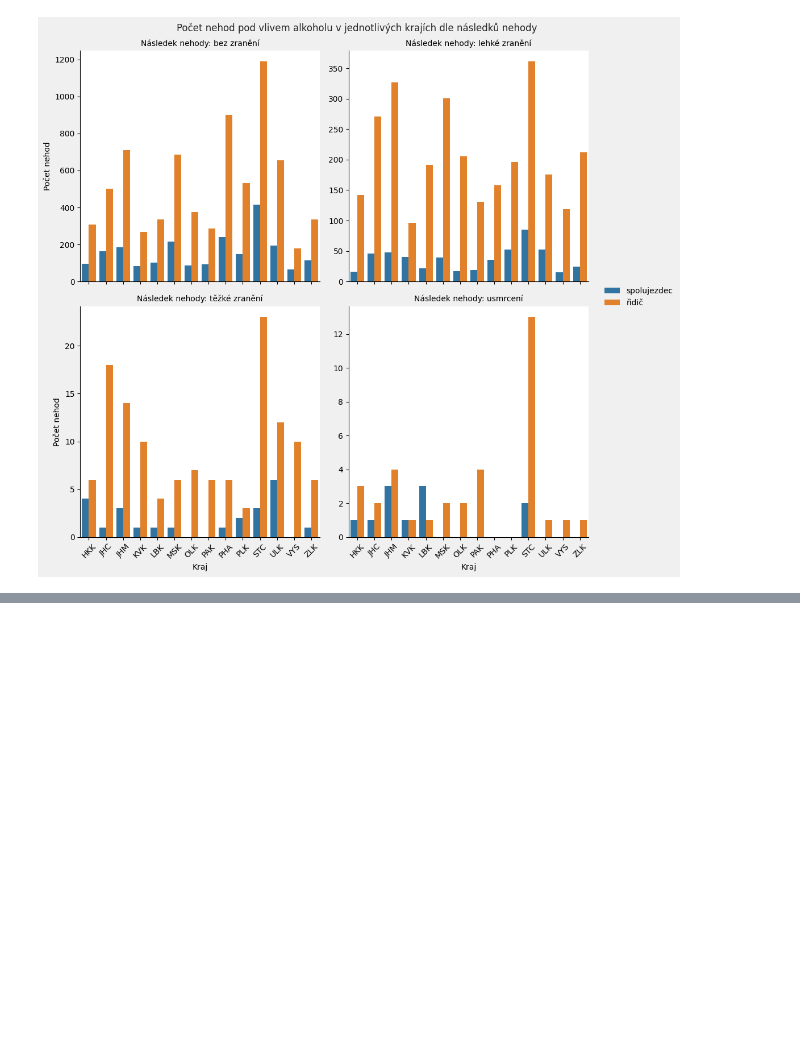
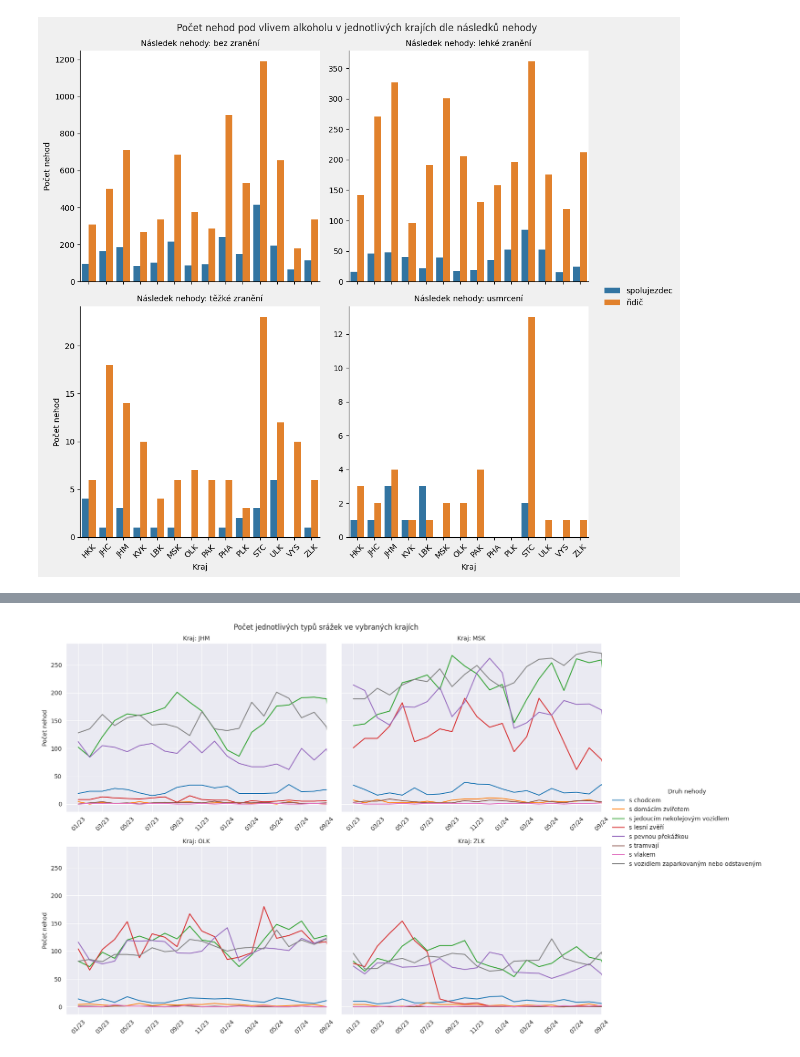
Before and after one commit to antiphyv2/FIT_IZV-PROJ, a Jupyter notebook: partTwo/analysis.ipynb, the cells around one changed output, grey strips where cells are left out. Cells and saved outputs as stored; diff of their text form; code cells hidden in the pictures; blank space fills up the shorter version.

```diff
--- a/partTwo/analysis.ipynb
+++ b/partTwo/analysis.ipynb
@@ -246,0 +164,78 @@ plot_type(df2, "03_type.png", True)
+# %%
+def plot_type(df: pd.DataFrame, fig_location: str = None,
+              show_figure: bool = False):
+
+    #Filter only 4 chosen regions
+    dfFiltered = df[df["region"].isin(["OLK", "MSK", "JHM", "ZLK"])]
+
+    accidentType = {
+        1: "s jedoucím nekolejovým vozidlem",
+        2: "s vozidlem zaparkovaným nebo odstaveným",
+        3: "s pevnou překážkou",
+        4: "s chodcem",
+        5: "s lesní zvěří",
+        6: "s domácím zvířetem",
+        7: "s vlakem",
+        8: "s tramvají",
+    }
+
+    #Copy the dataframe to avoid SettingWithCopyWarning
+    dfFiltered = dfFiltered.copy()
+
+    #Map the accident type to the dataframe's new column
+    dfFiltered["accidentType"] = dfFiltered["p6"].map(accidentType)
+
+    #Create a pivot table with date and region as a multiindex
+    dfPivoted = pd.pivot_table(dfFiltered, index=["date", "region"], columns="accidentType", values="p6", aggfunc="count", fill_value=0)
+
+    #Use downsampling to get the data in monthly intervals
+    dfResampled = dfPivoted.groupby("region").resample("ME", level="date").sum()
+
+    #Stack the dataframe to get the data in the right format for plotting
+    dfToPlot = dfResampled.stack().reset_index(name="count")
+    # print(dfToPlot)
+
+    #Create a relplot with "line" kind to plot the data in different regions
+    g = sns.relplot(data=dfToPlot, x="date", y="count", hue="accidentType", col="region", kind="line", palette="tab10", col_wrap=2)
+
+    #Move the legend to the right side of the subgraphs
+    sns.move_legend(g, "center right", title="Druh nehody", bbox_to_anchor=(1.26, 0.5))
+
+    #Set the title of the whole figure
+    g.figure.suptitle("Počet jednotlivých typů srážek ve vybraných krajích")
+
+    #Set the title of each subgraph
+    g.set_titles("Kraj: {col_name}")
+
+    #set y axe label
+    g.set_ylabels("Počet nehod")
+
+    #Set the x axe labes to empty
+    g.set_xlabels("")
+
+    #Set the xtics with two months interval
+    xticks = pd.date_range(start='2023-01-01', end='2024-10-01', freq='2ME')
+
+    #Set the x axe limit for each subgraph and convert the xticks to the right format
+    for ax in g.axes.flat:
+        ax.set_xlim(pd.Timestamp("2023-01-01"), pd.Timestamp("2024-10-01"))
+        ax.tick_params(axis='x', labelbottom=True, rotation=45)
+        #Taken from IZV lectures
+        ax.set_xticks(xticks)
+        ax.set_xticklabels([pd.to_datetime(tm, unit='d').strftime('%m/%y') for tm in xticks])
+
+
+    #Use tight_layout to avoid overlapping of the subgraphs
+    plt.tight_layout()
+
+    #Save the figure if the location is given
+    if fig_location:
+        plt.savefig(fig_location)
+
+    #show the figure if True
+    if show_figure:
+        plt.show()
+
+plot_type(df2, "03_type.png", True)
+# %% [output]
+[figure, added]
```
Also changed, not shown: parts of 1 cell of this notebook, 1 other file.
